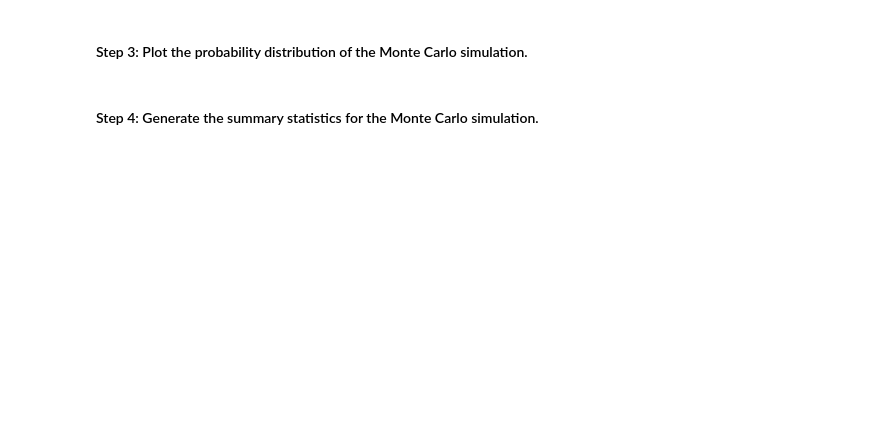
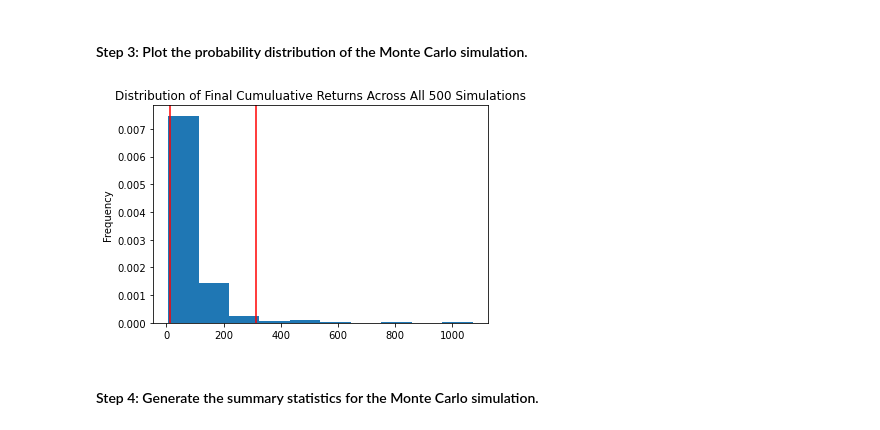
Before and after one commit to ThusSpokeZarate/emergency-and-retirement-plans, a Jupyter notebook: financial_planning_tools.ipynb, the cells around one changed output. Saved outputs shown, nothing was run; the diff lists cells and outputs as text; code cells hidden in the pictures; blank space fills up the shorter version.

```diff
--- a/financial_planning_tools.ipynb
+++ b/financial_planning_tools.ipynb
@@ -459,7 +529,9 @@ In this section, you’ll use the MCForecastTools library to create a Monte Carl
 # %%
 # Visualize the probability distribution of the 30-year Monte Carlo simulation
 # by plotting a histogram
-# YOUR CODE HERE
+even_weight_plot_distribution = MC_even_weight.plot_distribution()
+# %% [output]
+[figure, added]
 # %% [markdown]
 #### Step 4: Generate the summary statistics for the Monte Carlo simulation.
 # %%
```
Also changed, not shown: parts of 20 cells of this notebook.
